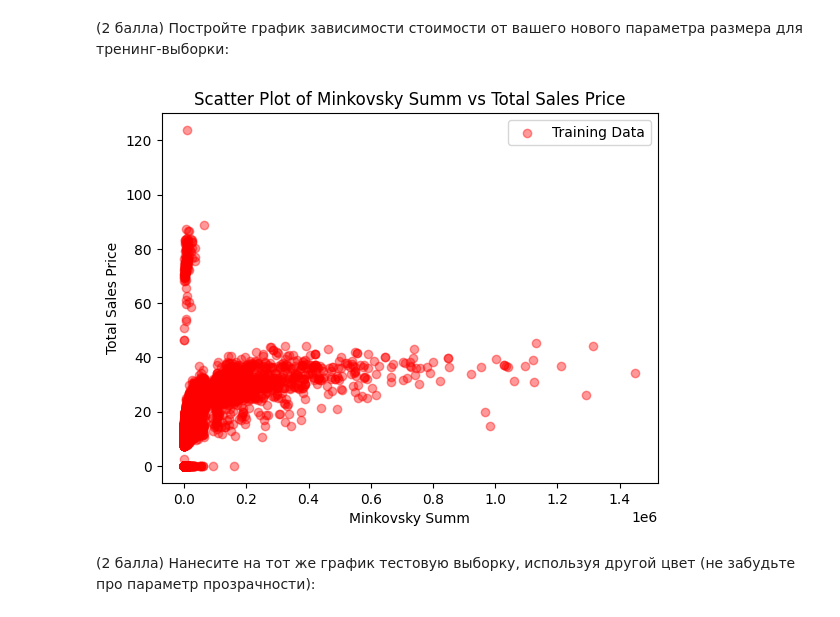
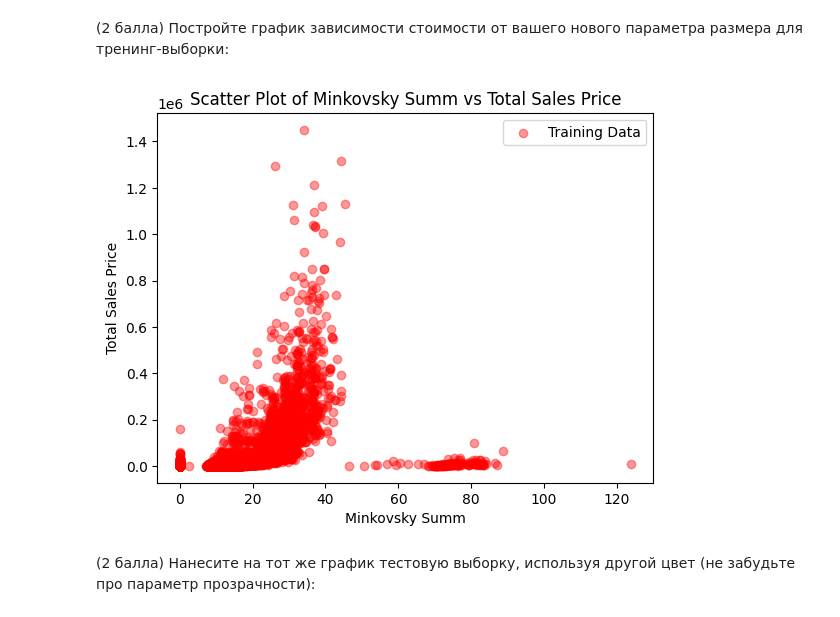
Before and after one commit to kirillzol/Laba, a Jupyter notebook: pylab.ipynb, the cells around one changed output. Saved outputs shown, nothing was run; the diff lists cells and outputs as text; code cells hidden in the pictures.

```diff
--- a/pylab.ipynb
+++ b/pylab.ipynb
@@ -695,17 +695,17 @@ price_test = y_test['total_sales_price']
 # %% [markdown]
 (2 балла) Постройте график зависимости стоимости от вашего нового параметра размера для тренинг-выборки:
 # %%
-plt.scatter(price, minkovsky_summ, color='red', alpha=0.4, label='Training Data')
+plt.scatter(minkovsky_summ, price, color='red', alpha=0.4, label='Training Data')
 
 plt.xlabel('Minkovsky Summ')
 plt.ylabel('Total Sales Price')
 plt.title('Scatter Plot of Minkovsky Summ vs Total Sales Price')
 
 plt.legend()
 
 plt.show()
 # %% [output]
-[figure, old version]
+[figure, new version]
 # %% [markdown]
 (2 балла) Нанесите на тот же график тестовую выборку, используя другой цвет (не забудьте про параметр прозрачности):
 # %%
```
Also changed, not shown: parts of 14 cells of this notebook.
